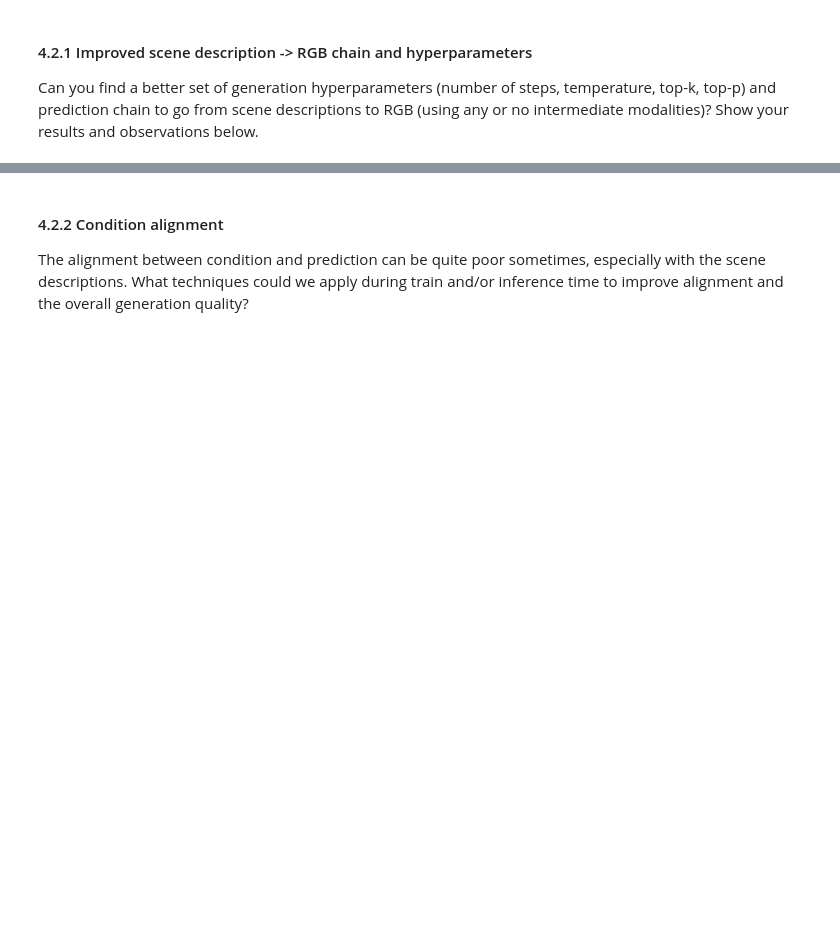
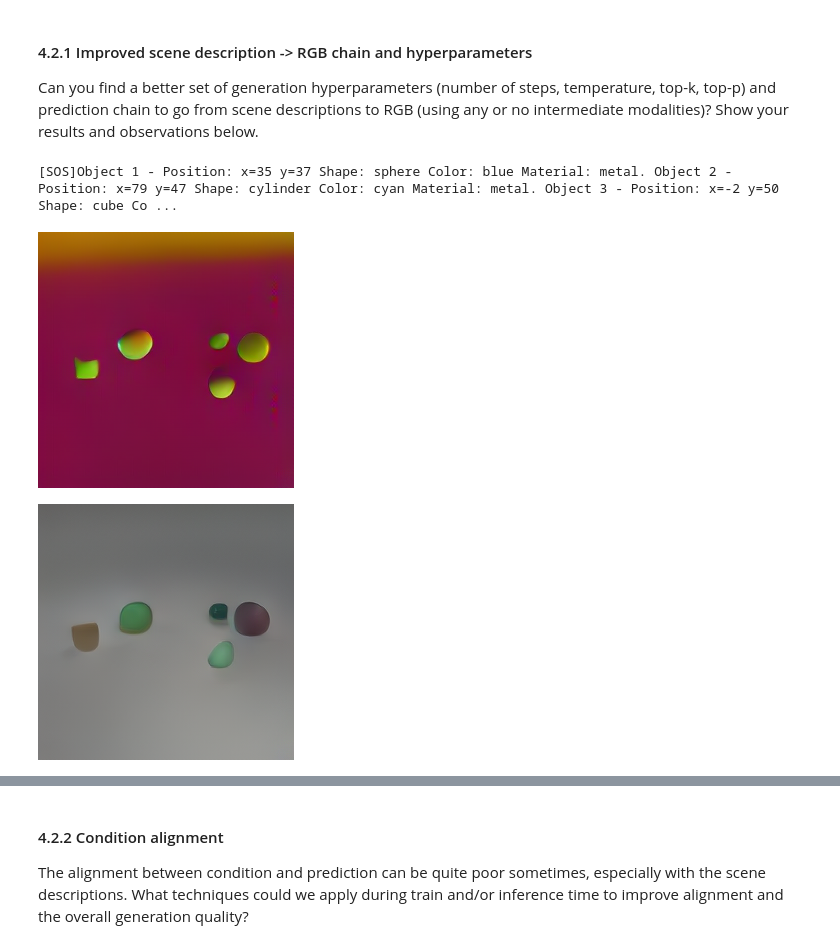
Before and after one commit to souchoyaa/com-304-FM-perso, a Jupyter notebook: nano4M/notebooks/COM304_FM_part3_nano4M.ipynb, the cells around one changed output, grey strips where cells are left out. Drawn from its saved outputs; the diff is of its cells as text; code cells hidden in the pictures; blank space fills up the shorter version.

```diff
--- a/nano4M/notebooks/COM304_FM_part3_nano4M.ipynb
+++ b/nano4M/notebooks/COM304_FM_part3_nano4M.ipynb
@@ -567,4 +710,74 @@ Please answer the following questions. You may use additional cells to demonstra
 
 Can you find a better set of generation hyperparameters (number of steps, temperature, top-k, top-p) and prediction chain to go from scene descriptions to RGB (using any or no intermediate modalities)? Show your results and observations below.
 # %%
-# Fill your answer here
+# Step 1: normals
+first_step = {
+    'target_mod': 'tok_normal@256',
+    'num_steps': 80,
+    'temp': 0.8,
+    'top_p': 0.9,
+    'top_k': 50,
+}
+
+# Step 2: depth
+second_step = {
+    'target_mod': 'tok_depth@256',
+    'num_steps': 60,
+    'temp': 0.6,
+    'top_p': 0.85,
+    'top_k': 100,
+}
+
+# Step 3: rgb
+third_step = {
+    'target_mod': 'tok_rgb@256',
+    'num_steps': 128,
+    'temp': 0.5,
+    'top_p': 0.7,
+    'top_k': 0,
+}
+
+
+input_modality = 'scene_desc'
+sample_idx = 0
+x_tokens, x_positions, x_modalities = construct_input_from_sample(
+    dataset, idx=sample_idx, input_modality=input_modality
+)
+show_modality(x_tokens, input_modality)
+
+cfg = first_step
+pred_normals, x_tokens, x_positions, x_modalities = model.generate_one_modality_roar(
+    x_tokens, x_positions, x_modalities,
+    target_mod=cfg['target_mod'],
+    num_steps=cfg['num_steps'],
+    temp=cfg['temp'],
+    top_p=cfg['top_p'],
+    top_k=cfg['top_k']
+)
+show_modality(pred_normals, cfg['target_mod'])
+
+#cfg = second_step
+#pred_depth, x_tokens, x_positions, x_modalities = model.generate_one_modality_roar(
+#    x_tokens, x_positions, x_modalities,
+#    target_mod=cfg['target_mod'],
+#    num_steps=cfg['num_steps'],
+#    temp=cfg['temp'],
+#    top_p=cfg['top_p'],
+#    top_k=cfg['top_k']
+#)
+#show_modality(pred_depth, cfg['target_mod'])
+
+cfg = third_step
+pred_rgb, _, _, _ = model.generate_one_modality_roar(
+    x_tokens, x_positions, x_modalities,
+    target_mod=cfg['target_mod'],
+    num_steps=cfg['num_steps'],
+    temp=cfg['temp'],
+    top_p=cfg['top_p'],
+    top_k=cfg['top_k']
+)
+show_modality(pred_rgb, cfg['target_mod'])
+# %% [output]
+[SOS]Object 1 - Position: x=35 y=37 Shape: sphere Color: blue Material: metal. Object 2 - Position: x=79 y=47 Shape: cylinder Color: cyan Material: metal. Object 3 - Position: x=-2 y=50 Shape: cube Co ...
+[figure, added]
+[figure, added]
```
Also changed, not shown: parts of 24 cells of this notebook, 1 other file.
